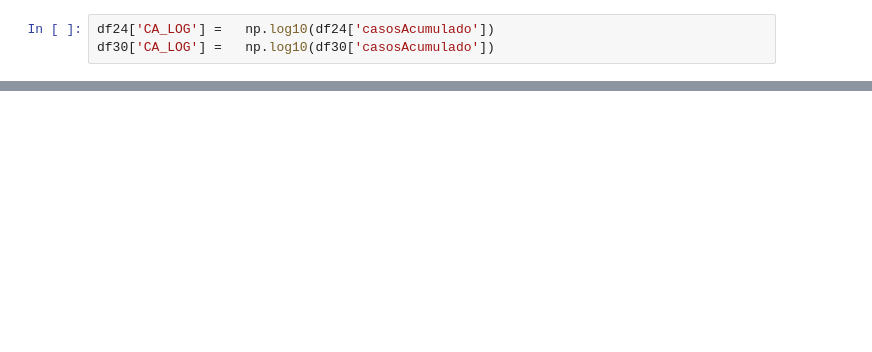
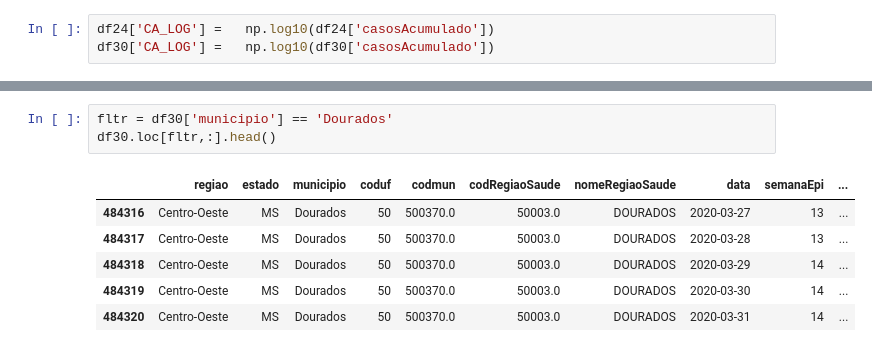
Before and after one commit to 255ribeiro/graficos_covid, a Jupyter notebook: compara_dados.ipynb, the cells around one changed output, grey strips where cells are left out. Saved outputs shown, nothing was run; the diff lists cells and outputs as text; blank space fills up the shorter version.

Commit message:
casos dourados 01/07

```diff
--- a/compara_dados.ipynb
+++ b/compara_dados.ipynb
@@ -88,0 +89,10 @@ df30.tail(30)
+# %%
+fltr = df30['municipio'] == 'Dourados'
+df30.loc[fltr,:].head()
+# %% [output]
+|  | regiao | estado | municipio | coduf | codmun | codRegiaoSaude | nomeRegiaoSaude | data | semanaEpi | ... |
+| 484316 | Centro-Oeste | MS | Dourados | 50 | 500370.0 | 50003.0 | DOURADOS | 2020-03-27 | 13 | ... |
+| 484317 | Centro-Oeste | MS | Dourados | 50 | 500370.0 | 50003.0 | DOURADOS | 2020-03-28 | 13 | ... |
+| 484318 | Centro-Oeste | MS | Dourados | 50 | 500370.0 | 50003.0 | DOURADOS | 2020-03-29 | 14 | ... |
+| 484319 | Centro-Oeste | MS | Dourados | 50 | 500370.0 | 50003.0 | DOURADOS | 2020-03-30 | 14 | ... |
+| 484320 | Centro-Oeste | MS | Dourados | 50 | 500370.0 | 50003.0 | DOURADOS | 2020-03-31 | 14 | ... |
```
Also changed, not shown: parts of 7 cells of this notebook, 9 other files.
